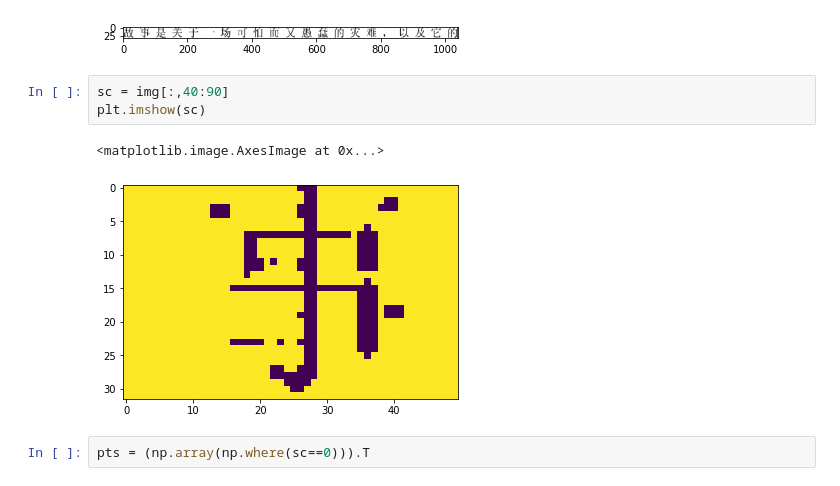
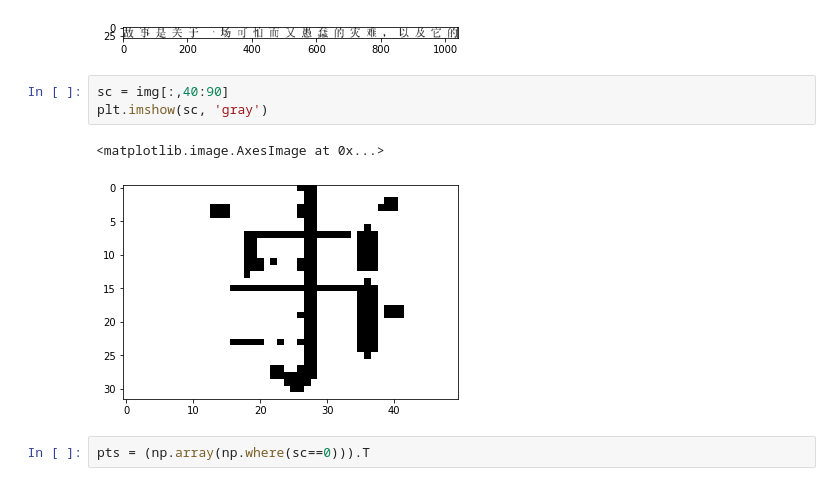
Before and after one commit to bldu/pylearn, a Jupyter notebook: character_bbox.ipynb, the cells around one changed output. Cells and saved outputs as stored; diff of their text form.

```diff
--- a/character_bbox.ipynb
+++ b/character_bbox.ipynb
@@ -30,10 +35,10 @@ plt.imshow(img, 'gray')
 [figure]
 # %%
 sc = img[:,40:90]
-plt.imshow(sc)
+plt.imshow(sc, 'gray')
 # %% [output]
 <matplotlib.image.AxesImage at 0x...>
-[figure, old version]
+[figure, new version]
 # %%
 pts = (np.array(np.where(sc==0))).T
 # %%
```
Also changed, not shown: parts of 5 cells of this notebook.
